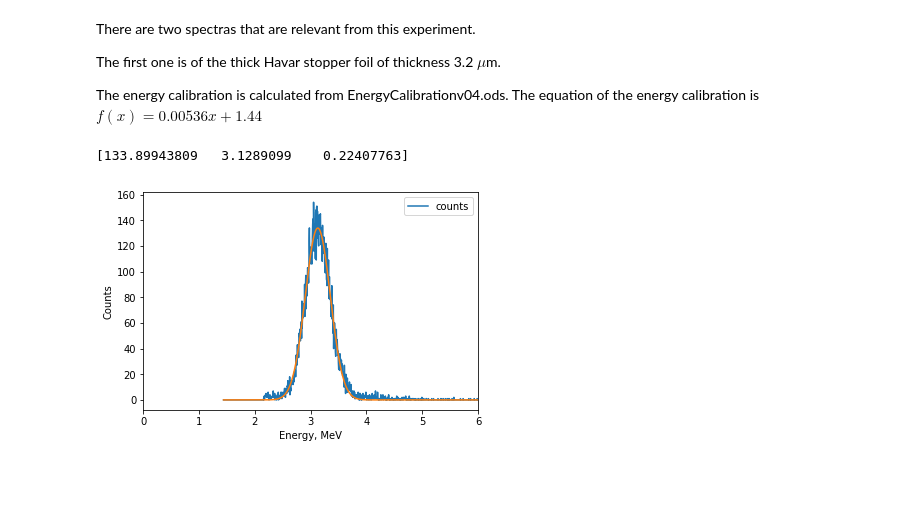
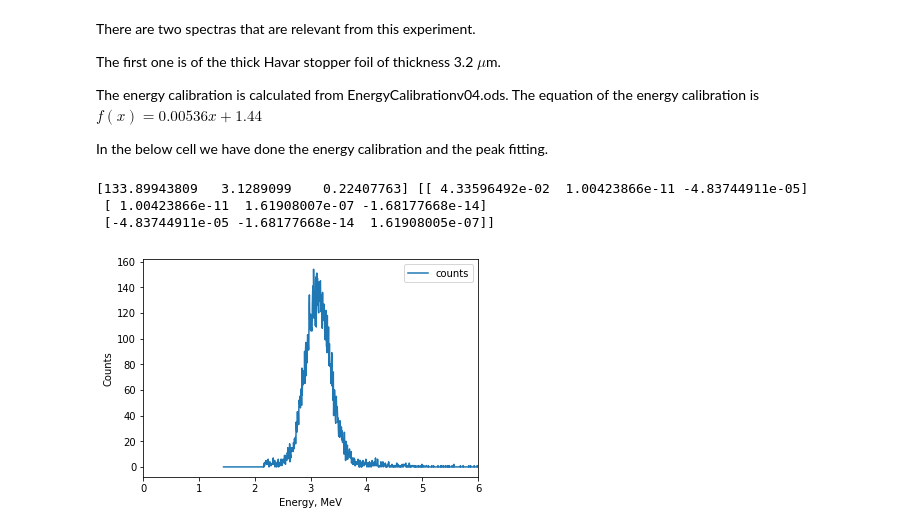
Before and after one commit to basiledelweiss/AMS-Detector-Test-04Oct19, a Jupyter notebook: Peak fitting.ipynb, the cells around one changed output. Saved outputs shown, nothing was run; the diff lists cells and outputs as text; code cells hidden in the pictures; blank space fills up the shorter version.

```diff
--- a/Peak fitting.ipynb
+++ b/Peak fitting.ipynb
@@ -4,6 +4,8 @@ There are two spectras that are relevant from this experiment.
 The first one is of the thick Havar stopper foil of thickness 3.2 $\mu$m.
 
 The energy calibration is calculated from EnergyCalibrationv04.ods. The equation of the energy calibration is $f(x)=0.00536x+1.44$
+
+In the below cell we have done the energy calibration and the peak fitting.
 # %%
 import numpy as np
 import matplotlib.pyplot as plt
@@ -12,57 +14,39 @@ from scipy.optimize import curve_fit
 
 fp = 'Au_10B_foil.mpa'
 spectrum = pd.read_csv(fp, sep=',', skiprows=221)
-# spectrum['channel'] = 0.0
-# spectrum.plot()
-# ax = plt.gca()
-# ax.set_xlabel("Channel number")
-# ax.set_ylabel("Counts")
-# ax.set(xlim=(0, 600))
-# ax.legend().remove()
 
-
-
-# spectrum.columns()
 
 # Create the dictionary with old and new names
 new_names = {'0': 'counts'}
 # Rename the columns
 spectrum = spectrum.rename(columns=new_names)
 
-# spectrum.head()
 spectrum.shape
 
 
 def energy(channelno):
     return 0.00536*channelno+1.44
 
-# data["energy"] = energy(spectrum["TEMP_F"])
-
 spectrum["energy"]=energy(spectrum.index)
 
 spectrum.head()
-
-# spectrum.plot("energy","counts")
-# ax = plt.gca()
-# ax.set_xlabel("Energy, MeV")
-# ax.set_ylabel("Counts")
-# ax.set(xlim=(0, 6))
-# ax.legend().remove()
 
 def gauss_function(x, a, x0, sigma):
     return a*np.exp(-(x-x0)**2/(2*sigma**2))
 popt, pcov = curve_fit(gauss_function, spectrum["energy"], spectrum["counts"], p0 = [1, 5, 0.4])
 
 
 spectrum.plot("energy","counts")
 ax = plt.gca()
 ax.set_xlabel("Energy, MeV")
 ax.set_ylabel("Counts")
 ax.set(xlim=(0, 6))
 # ax.legend().remove()
-plt.plot(spectrum["energy"], gauss_function(spectrum["energy"], *popt), label='fit')
+# plt.plot(spectrum["energy"], gauss_function(spectrum["energy"], *popt), label='fit')
 
-print(popt)
+print(popt, pcov)
 # %% [output]
-[133.89943809   3.1289099    0.22407763]
+[133.89943809   3.1289099    0.22407763] [[ 4.33596492e-02  1.00423866e-11 -4.83744911e-05]
+ [ 1.00423866e-11  1.61908007e-07 -1.68177668e-14]
+ [-4.83744911e-05 -1.68177668e-14  1.61908005e-07]]
-[figure, old version]
+[figure, new version]
```
Also changed, not shown: parts of 4 cells of this notebook.
